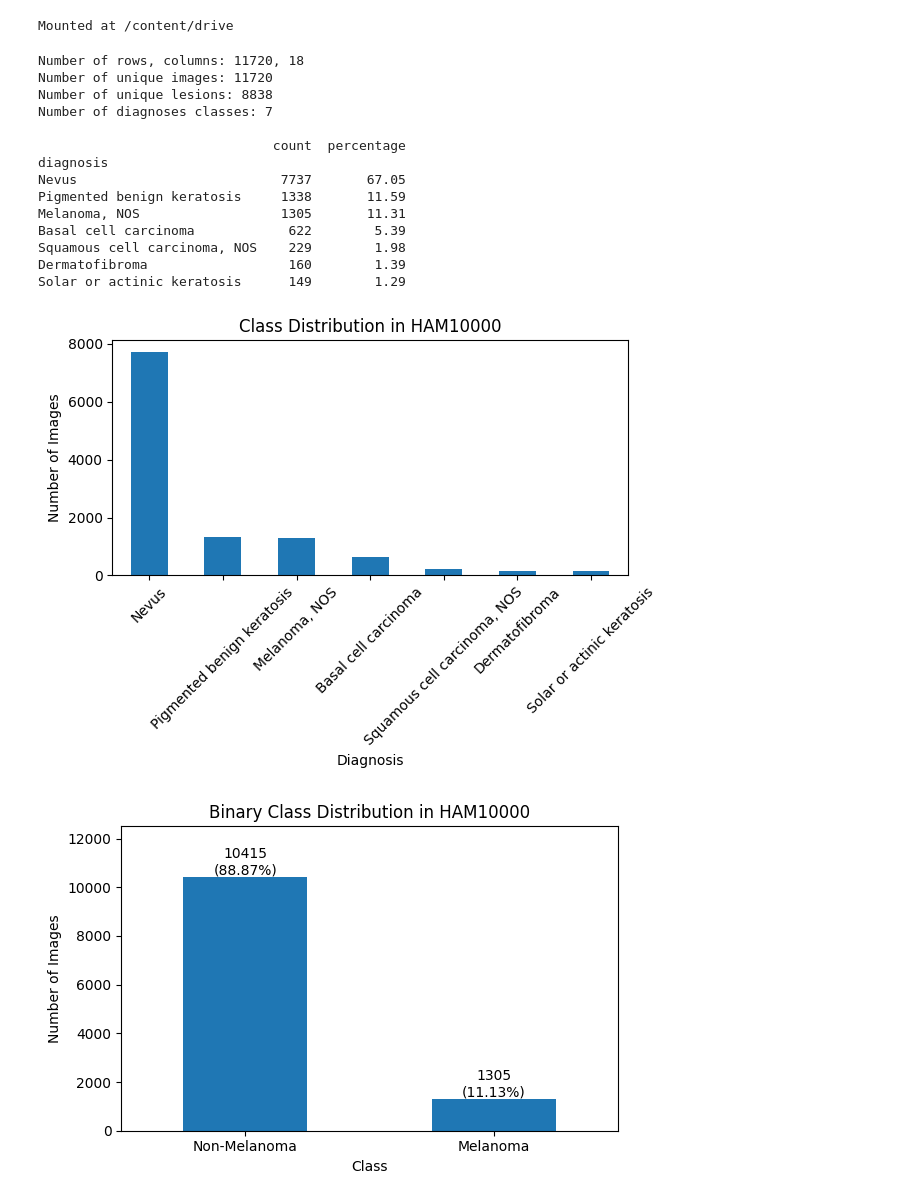
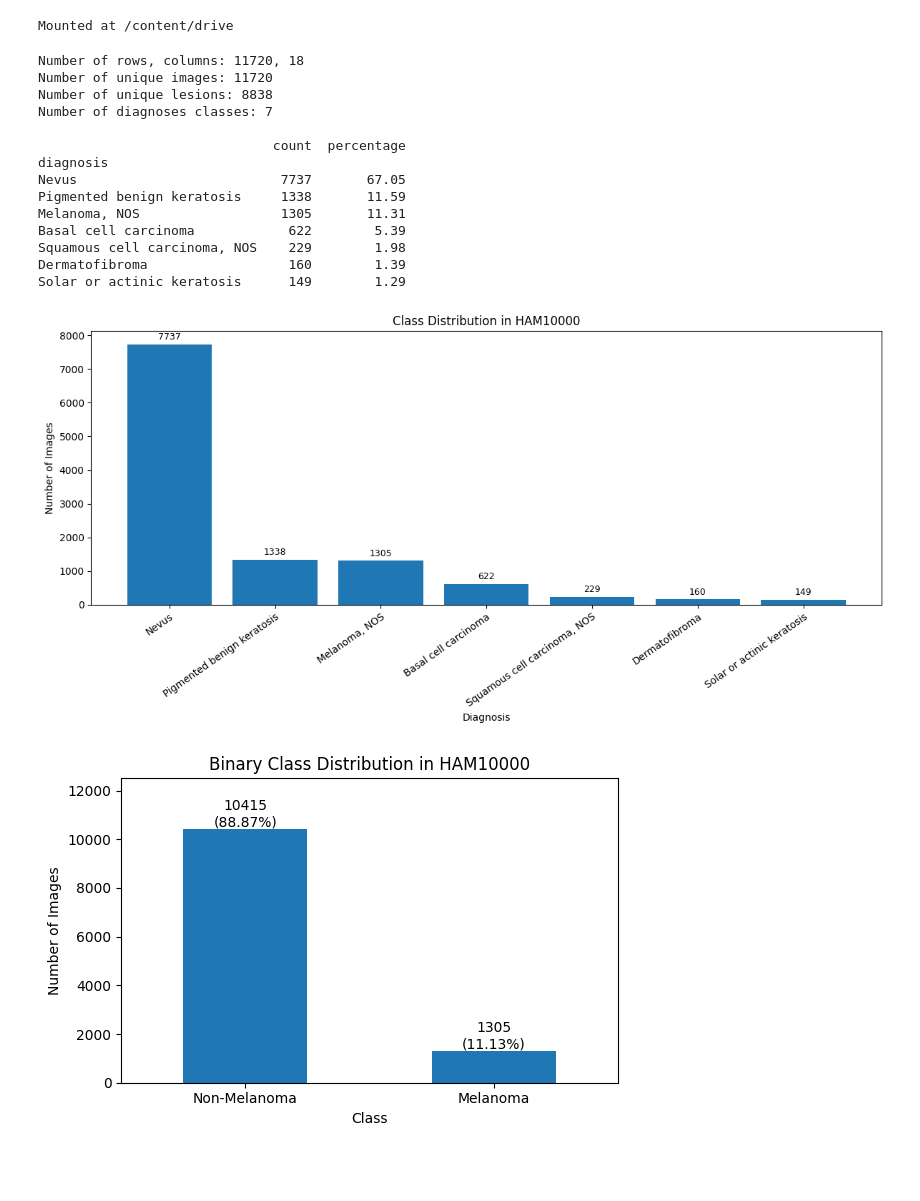
Before and after one commit to zone2233/bachelor-thesis-melanoma-augmentation, a Jupyter notebook: notebooks/00_eda_and_dataset_setup.ipynb, the cells around one changed output. Cells and saved outputs as stored; diff of their text form; code cells hidden in the pictures; blank space fills up the shorter version.

Commit message:
improved the class distribution plot

```diff
--- a/notebooks/00_eda_and_dataset_setup.ipynb
+++ b/notebooks/00_eda_and_dataset_setup.ipynb
@@ -27,39 +27,74 @@ print(f"Number of diagnoses classes: {df["diagnosis_3"].nunique()}\n")
 
 counts = df["diagnosis_3"].value_counts()
 percentages = df["diagnosis_3"].value_counts(normalize=True) * 100
 
 class_distribution = pd.DataFrame({
     "count": counts,
     "percentage": percentages.round(2)
 })
 class_distribution.index.name = "diagnosis"
 
 print(class_distribution)
 
-class_distribution["count"].plot(kind="bar")
+labels = class_distribution.index.tolist()
+values = class_distribution["count"].values
 
-plt.title("Class Distribution in HAM10000")
-plt.xlabel("Diagnosis")
-plt.ylabel("Number of Images")
-plt.xticks(rotation=45)
+fig, ax = plt.subplots(figsize=(12, 6))
+
+ax.bar(range(len(labels)), values)
+
+ax.set_title("Class Distribution in HAM10000")
+ax.set_xlabel("Diagnosis")
+ax.set_ylabel("Number of Images")
+
+ax.set_xticks(range(len(labels)))
+ax.set_xticklabels(
+    labels,
+    rotation=35,
+    ha="right",
+    rotation_mode="anchor"
+)
+
+# Optional: add count labels above bars
+for i, value in enumerate(values):
+    ax.text(
+        i,
+        value + max(values) * 0.01,
+        str(value),
+        ha="center",
+        va="bottom",
+        fontsize=9
+    )
+
 plt.tight_layout()
+
+# Optional: save figure for thesis
+FIGURE_DIR = Path("/content/drive/MyDrive/bachelor_thesis_data/results/figures")
+FIGURE_DIR.mkdir(parents=True, exist_ok=True)
+
+plt.savefig(
+    FIGURE_DIR / "ham10000_original_class_distribution.png",
+    dpi=300,
+    bbox_inches="tight"
+)
+
 plt.show()
 # %% [output]
 Number of rows, columns: 11720, 18
 Number of unique images: 11720
 Number of unique lesions: 8838
 Number of diagnoses classes: 7
 
                               count  percentage
 diagnosis
 Nevus                          7737       67.05
 Pigmented benign keratosis     1338       11.59
 Melanoma, NOS                  1305       11.31
 Basal cell carcinoma            622        5.39
 Squamous cell carcinoma, NOS    229        1.98
 Dermatofibroma                  160        1.39
 Solar or actinic keratosis      149        1.29
-[figure, old version]
+[figure, new version]
 # %%
 df["binary_label"] = df["diagnosis_3"].apply(
     lambda x: "Melanoma" if x == "Melanoma, NOS" else "Non-Melanoma"
```
Also changed, not shown: 1 other file.
